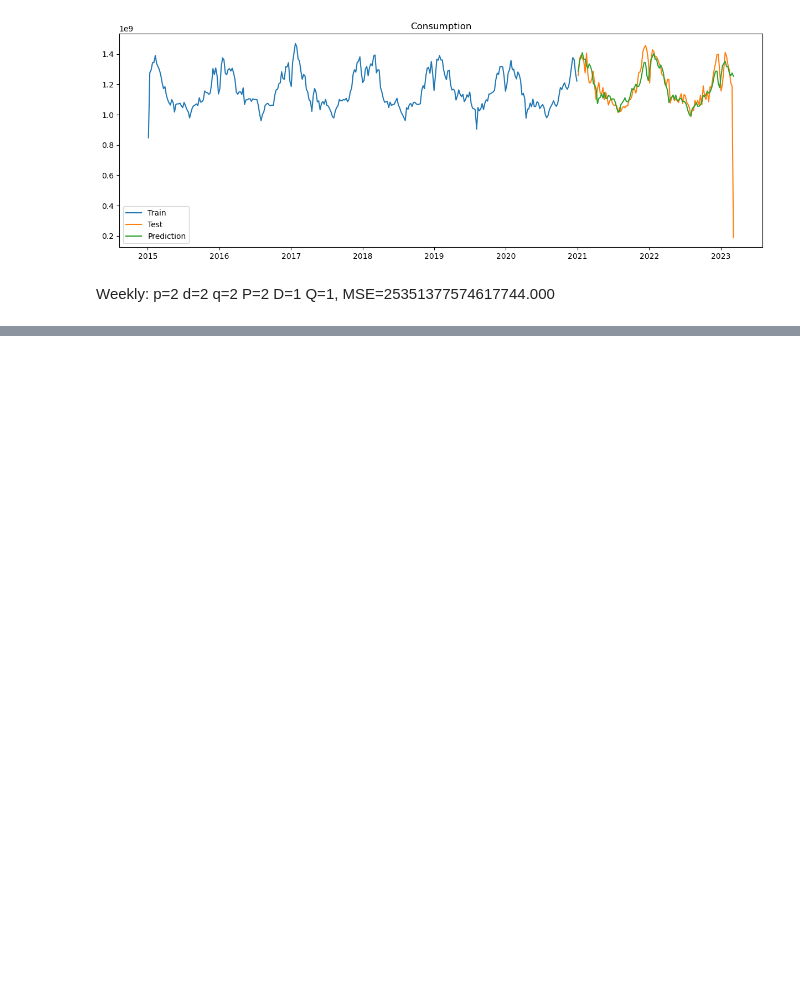
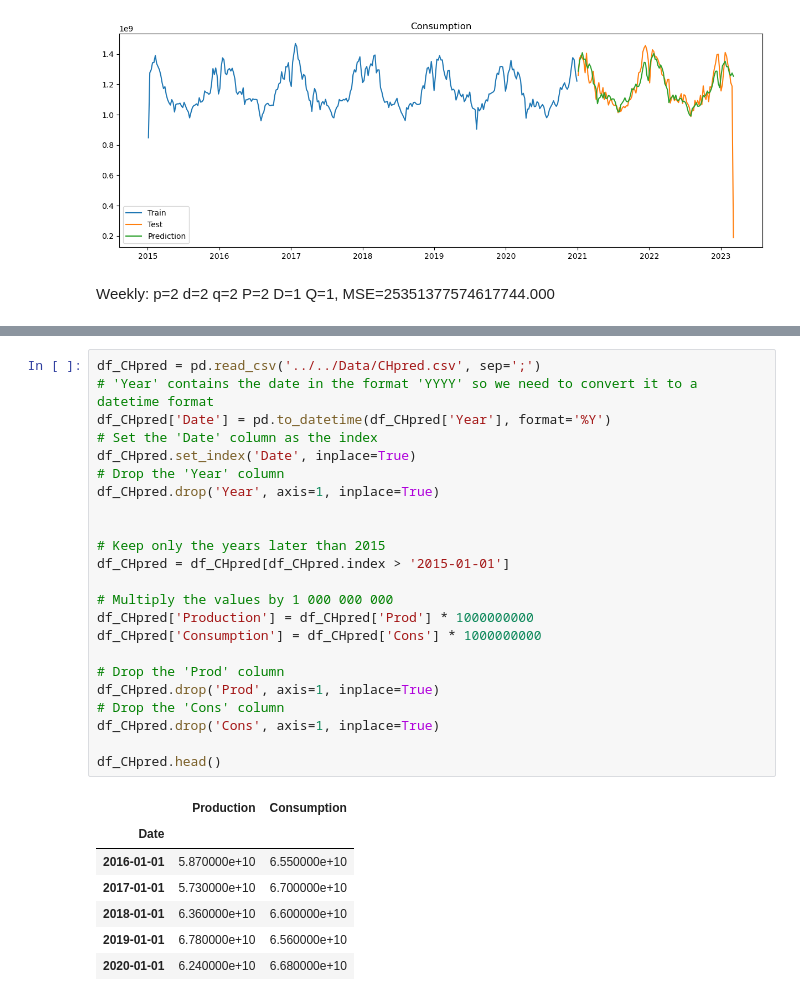
Before and after one commit to ThomasZim/PI, a Jupyter notebook: Scripts/Visualization_test/prediction.ipynb, the cells around one changed output, grey strips where cells are left out. Saved outputs shown, nothing was run; the diff lists cells and outputs as text; blank space fills up the shorter version.

```diff
--- a/Scripts/Visualization_test/prediction.ipynb
+++ b/Scripts/Visualization_test/prediction.ipynb
@@ -214,0 +231,31 @@ Name: predicted_mean, dtype: float64
+# %%
+df_CHpred = pd.read_csv('../../Data/CHpred.csv', sep=';')
+# 'Year' contains the date in the format 'YYYY' so we need to convert it to a datetime format
+df_CHpred['Date'] = pd.to_datetime(df_CHpred['Year'], format='%Y')
+# Set the 'Date' column as the index
+df_CHpred.set_index('Date', inplace=True)
+# Drop the 'Year' column
+df_CHpred.drop('Year', axis=1, inplace=True)
+
+
+# Keep only the years later than 2015
+df_CHpred = df_CHpred[df_CHpred.index > '2015-01-01']
+
+# Multiply the values by 1 000 000 000
+df_CHpred['Production'] = df_CHpred['Prod'] * 1000000000
+df_CHpred['Consumption'] = df_CHpred['Cons'] * 1000000000
+
+# Drop the 'Prod' column
+df_CHpred.drop('Prod', axis=1, inplace=True)
+# Drop the 'Cons' column
+df_CHpred.drop('Cons', axis=1, inplace=True)
+
+df_CHpred.head()
+# %% [output]
+|  | Production | Consumption |
+| Date |  |  |
+| 2016-01-01 | 5.870000e+10 | 6.550000e+10 |
+| 2017-01-01 | 5.730000e+10 | 6.700000e+10 |
+| 2018-01-01 | 6.360000e+10 | 6.600000e+10 |
+| 2019-01-01 | 6.780000e+10 | 6.560000e+10 |
+| 2020-01-01 | 6.240000e+10 | 6.680000e+10 |
```
Also changed, not shown: parts of 12 cells of this notebook, 7 other files.
